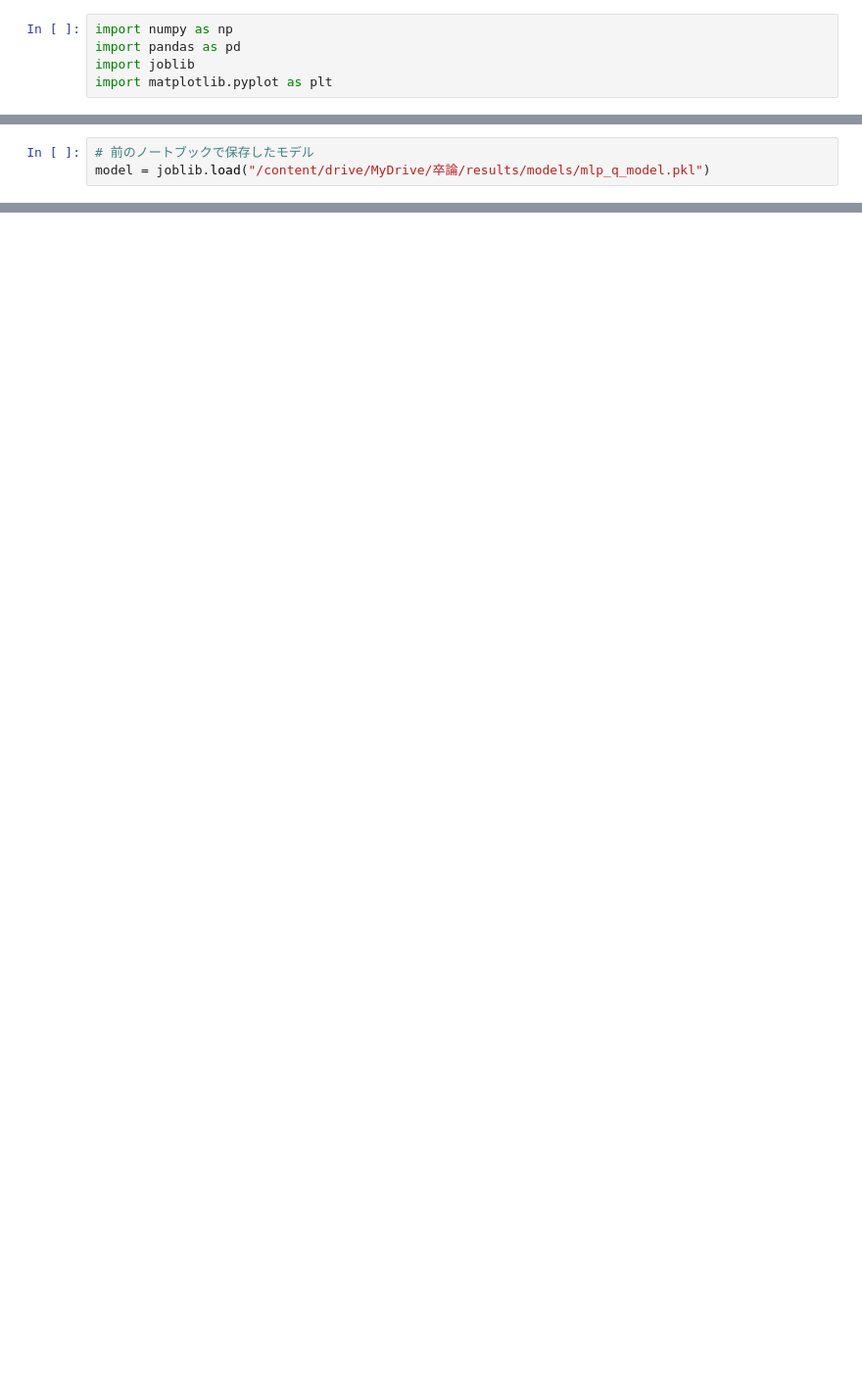
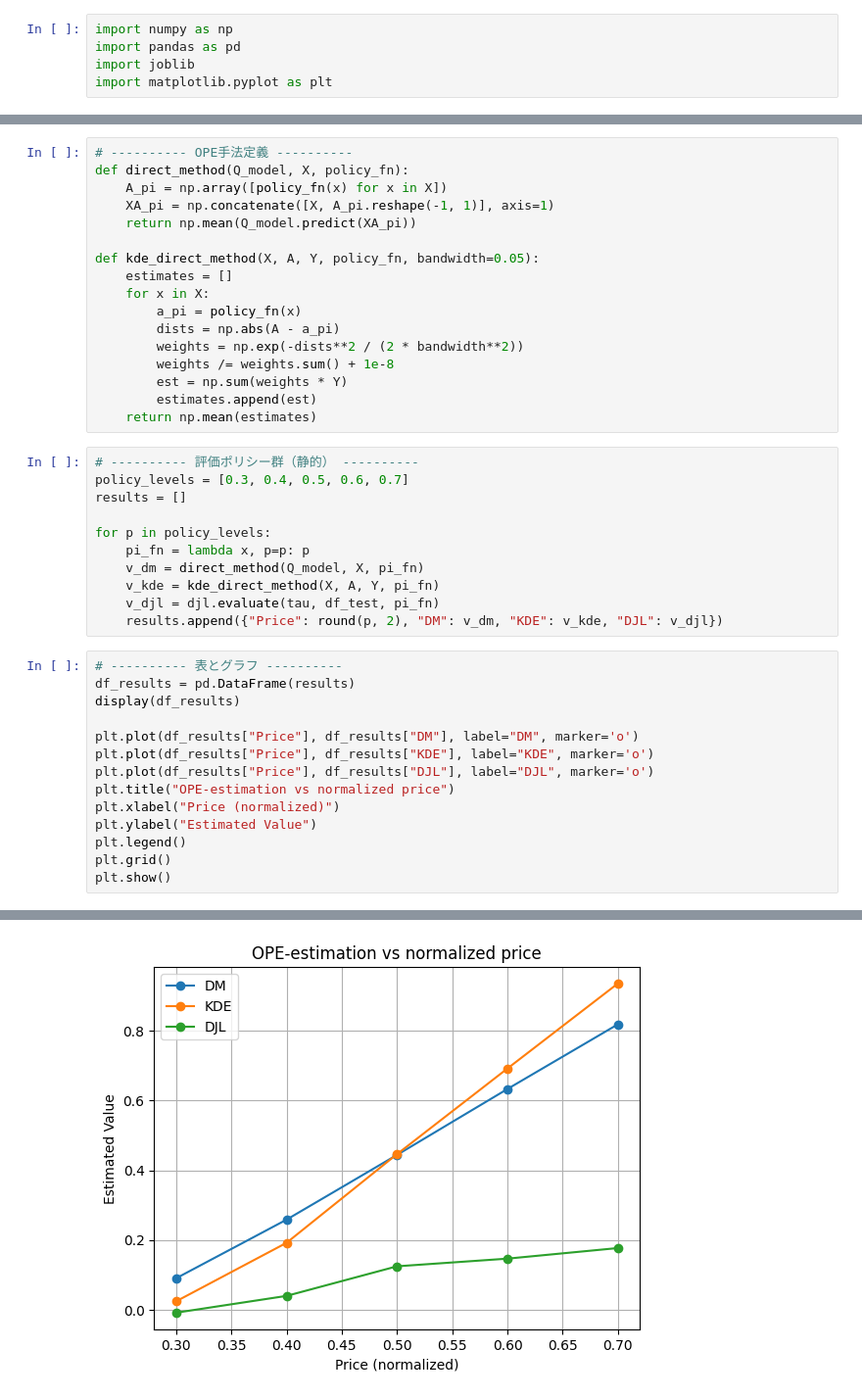
Before and after one commit to Toramaru42/djl-smartgrid-project, a Jupyter notebook: notebooks/03_djl_estimation.ipynb, the cells around one changed output, grey strips where cells are left out. Shown at 98% size. Cells and saved outputs as stored; diff of their text form; blank space fills up the shorter version.

```diff
--- a/notebooks/03_djl_estimation.ipynb
+++ b/notebooks/03_djl_estimation.ipynb
@@ -12,3 +22,0 @@ Y = pd.read_csv("/content/drive/MyDrive/卒論/data/Y.csv").values.ravel()  # 1D
-# %%
-# 前のノートブックで保存したモデル
-model = joblib.load("/content/drive/MyDrive/卒論/results/models/mlp_q_model.pkl")
@@ -43,0 +38,43 @@ print("推定値 V̂:", V_hat)
+# %%
+# ---------- OPE手法定義 ----------
+def direct_method(Q_model, X, policy_fn):
+    A_pi = np.array([policy_fn(x) for x in X])
+    XA_pi = np.concatenate([X, A_pi.reshape(-1, 1)], axis=1)
+    return np.mean(Q_model.predict(XA_pi))
+
+def kde_direct_method(X, A, Y, policy_fn, bandwidth=0.05):
+    estimates = []
+    for x in X:
+        a_pi = policy_fn(x)
+        dists = np.abs(A - a_pi)
+        weights = np.exp(-dists**2 / (2 * bandwidth**2))
+        weights /= weights.sum() + 1e-8
+        est = np.sum(weights * Y)
+        estimates.append(est)
+    return np.mean(estimates)
+# %%
+# ---------- 評価ポリシー群（静的） ----------
+policy_levels = [0.3, 0.4, 0.5, 0.6, 0.7]
+results = []
+
+for p in policy_levels:
+    pi_fn = lambda x, p=p: p
+    v_dm = direct_method(Q_model, X, pi_fn)
+    v_kde = kde_direct_method(X, A, Y, pi_fn)
+    v_djl = djl.evaluate(tau, df_test, pi_fn)
+    results.append({"Price": round(p, 2), "DM": v_dm, "KDE": v_kde, "DJL": v_djl})
+# %%
+# ---------- 表とグラフ ----------
+df_results = pd.DataFrame(results)
+display(df_results)
+
+plt.plot(df_results["Price"], df_results["DM"], label="DM", marker='o')
+plt.plot(df_results["Price"], df_results["KDE"], label="KDE", marker='o')
+plt.plot(df_results["Price"], df_results["DJL"], label="DJL", marker='o')
+plt.title("OPE-estimation vs normalized price")
+plt.xlabel("Price (normalized)")
+plt.ylabel("Estimated Value")
+plt.legend()
+plt.grid()
+plt.show()
+# %% [output]
@@ -43,0 +87 @@ print("推定値 V̂:", V_hat)
+[figure, added]
```
Also changed, not shown: parts of 9 cells of this notebook.
